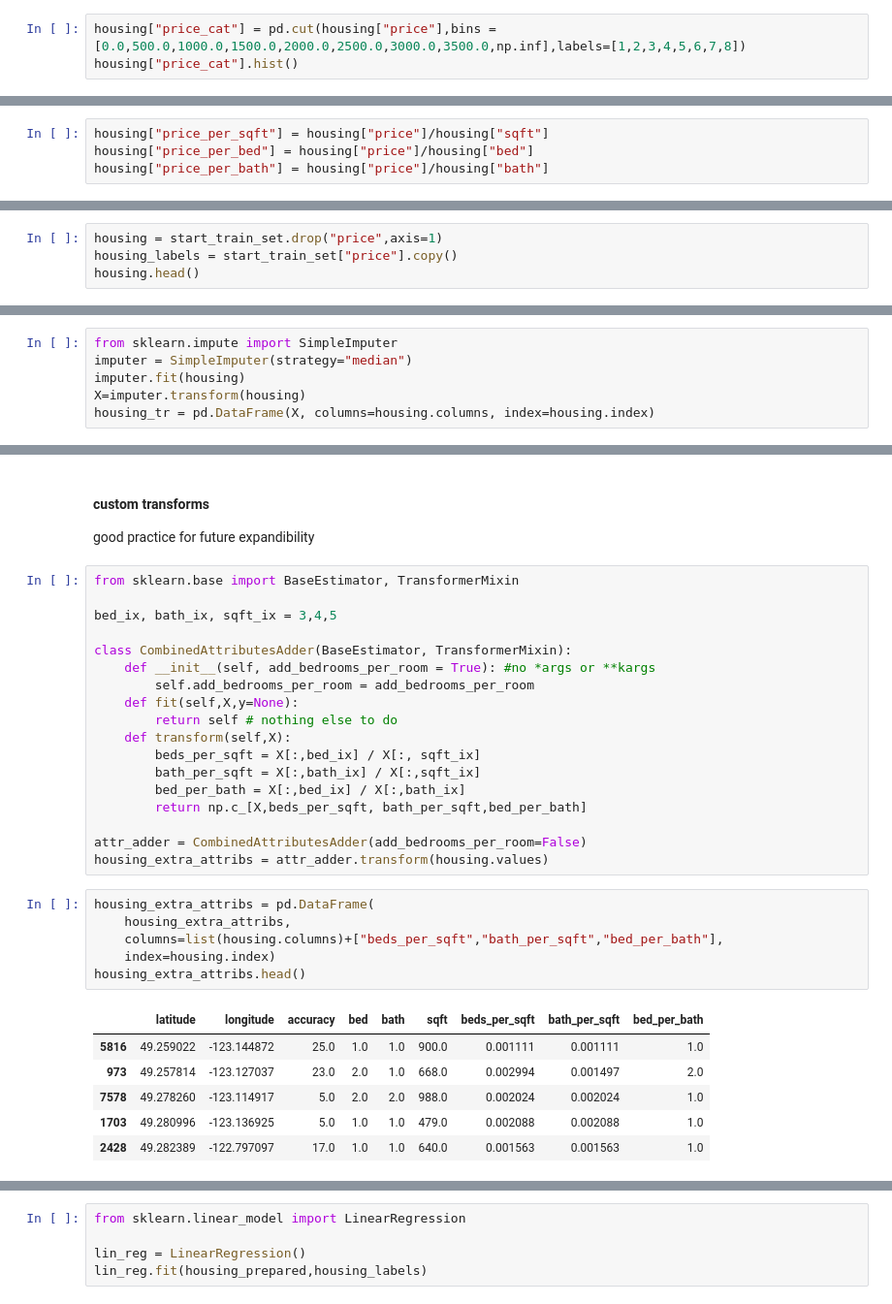
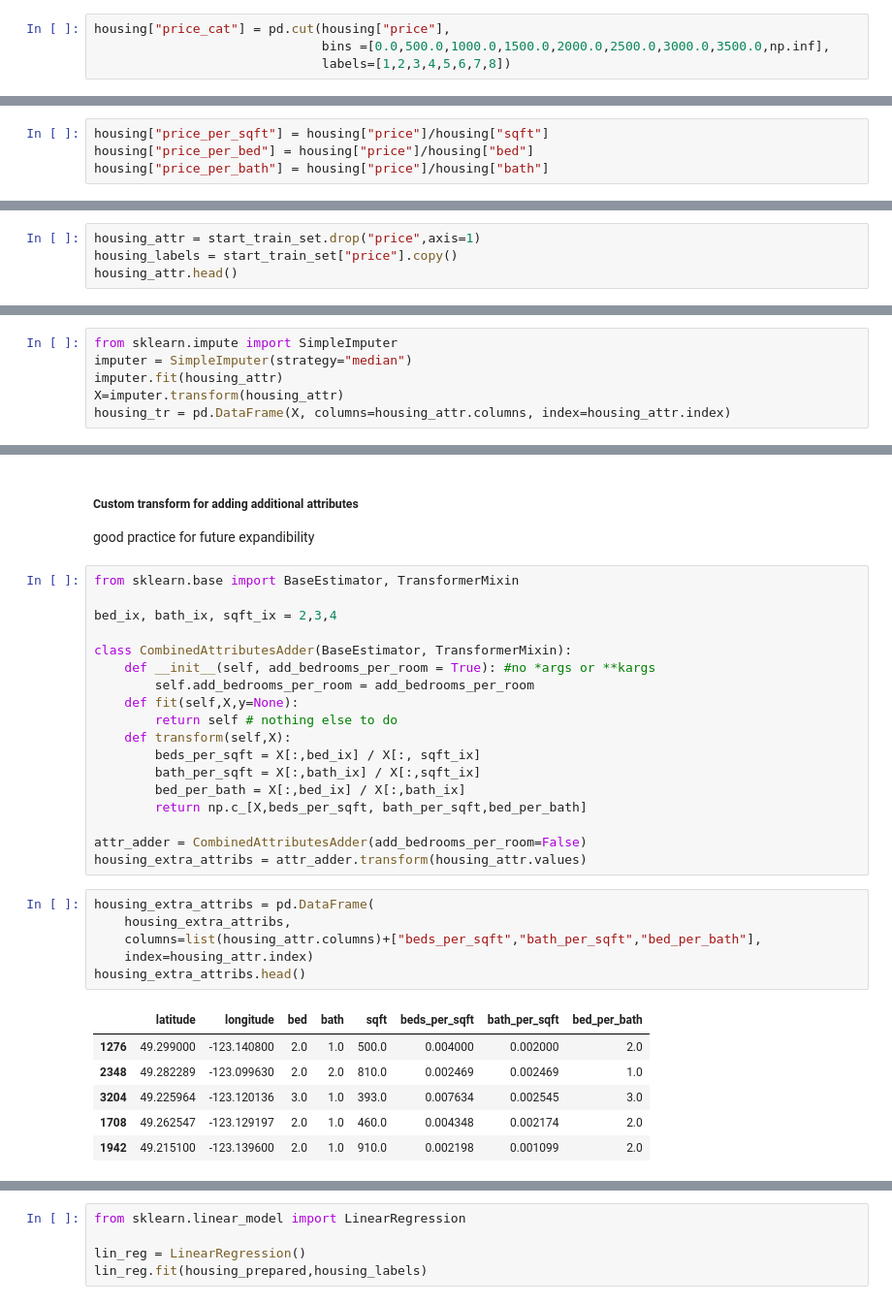
Before and after one commit to Paul-M-K/Craigslist_ML_project, a Jupyter notebook: Housing.ipynb, the cells around one changed output, grey strips where cells are left out. Shown at 97% size. Saved outputs shown, nothing was run; the diff lists cells and outputs as text.

```diff
--- a/Housing.ipynb
+++ b/Housing.ipynb
@@ -134,5 +222,6 @@ train_set, test_set = train_test_split(housing,test_size = 0.2,random_state = 42
 
 since we have a small data set, we might run into a sample bias. To combat this as best as possible, cut the data into a price catagory.
 # %%
-housing["price_cat"] = pd.cut(housing["price"],bins =[0.0,500.0,1000.0,1500.0,2000.0,2500.0,3000.0,3500.0,np.inf],labels=[1,2,3,4,5,6,7,8])
-housing["price_cat"].hist()
+housing["price_cat"] = pd.cut(housing["price"],
+                              bins =[0.0,500.0,1000.0,1500.0,2000.0,2500.0,3000.0,3500.0,np.inf],
+                              labels=[1,2,3,4,5,6,7,8])
@@ -329,5 +421,5 @@ first revert the data to the clean training set.
 # %%
-housing = start_train_set.drop("price",axis=1)
+housing_attr = start_train_set.drop("price",axis=1)
 housing_labels = start_train_set["price"].copy()
-housing.head()
+housing_attr.head()
 # %% [output]
@@ -348,9 +434,9 @@ The object data "name" is only used to reduce the number of duplicate posts. (ho
 # %%
 from sklearn.impute import SimpleImputer
 imputer = SimpleImputer(strategy="median")
-imputer.fit(housing)
-X=imputer.transform(housing)
-housing_tr = pd.DataFrame(X, columns=housing.columns, index=housing.index)
+imputer.fit(housing_attr)
+X=imputer.transform(housing_attr)
+housing_tr = pd.DataFrame(X, columns=housing_attr.columns, index=housing_attr.index)
 # %%
 housing_tr.head()
 # %% [output]
@@ -363,11 +449,10 @@ housing_tr.head()
 # %% [markdown]
-#### custom transforms ####
-
+##### Custom transform for adding additional attributes
 good practice for future expandibility
 # %%
 from sklearn.base import BaseEstimator, TransformerMixin
 
-bed_ix, bath_ix, sqft_ix = 3,4,5
+bed_ix, bath_ix, sqft_ix = 2,3,4
 
 class CombinedAttributesAdder(BaseEstimator, TransformerMixin):
     def __init__(self, add_bedrooms_per_room = True): #no *args or **kargs
@@ -381,17 +466,17 @@ class CombinedAttributesAdder(BaseEstimator, TransformerMixin):
         return np.c_[X,beds_per_sqft, bath_per_sqft,bed_per_bath]
 
 attr_adder = CombinedAttributesAdder(add_bedrooms_per_room=False)
-housing_extra_attribs = attr_adder.transform(housing.values)
+housing_extra_attribs = attr_adder.transform(housing_attr.values)
 # %%
 housing_extra_attribs = pd.DataFrame(
     housing_extra_attribs,
-    columns=list(housing.columns)+["beds_per_sqft","bath_per_sqft","bed_per_bath"],
-    index=housing.index)
+    columns=list(housing_attr.columns)+["beds_per_sqft","bath_per_sqft","bed_per_bath"],
+    index=housing_attr.index)
 housing_extra_attribs.head()
 # %% [output]
-|  | latitude | longitude | accuracy | bed | bath | sqft | beds_per_sqft | bath_per_sqft | bed_per_bath |
-| 5816 | 49.259022 | -123.144872 | 25.0 | 1.0 | 1.0 | 900.0 | 0.001111 | 0.001111 | 1.0 |
-| 973 | 49.257814 | -123.127037 | 23.0 | 2.0 | 1.0 | 668.0 | 0.002994 | 0.001497 | 2.0 |
-| 7578 | 49.278260 | -123.114917 | 5.0 | 2.0 | 2.0 | 988.0 | 0.002024 | 0.002024 | 1.0 |
-| 1703 | 49.280996 | -123.136925 | 5.0 | 1.0 | 1.0 | 479.0 | 0.002088 | 0.002088 | 1.0 |
-| 2428 | 49.282389 | -122.797097 | 17.0 | 1.0 | 1.0 | 640.0 | 0.001563 | 0.001563 | 1.0 |
+|  | latitude | longitude | bed | bath | sqft | beds_per_sqft | bath_per_sqft | bed_per_bath |
+| 1276 | 49.299000 | -123.140800 | 2.0 | 1.0 | 500.0 | 0.004000 | 0.002000 | 2.0 |
+| 2348 | 49.282289 | -123.099630 | 2.0 | 2.0 | 810.0 | 0.002469 | 0.002469 | 1.0 |
+| 3204 | 49.225964 | -123.120136 | 3.0 | 1.0 | 393.0 | 0.007634 | 0.002545 | 3.0 |
+| 1708 | 49.262547 | -123.129197 | 2.0 | 1.0 | 460.0 | 0.004348 | 0.002174 | 2.0 |
+| 1942 | 49.215100 | -123.139600 | 2.0 | 1.0 | 910.0 | 0.002198 | 0.001099 | 2.0 |
```
Also changed, not shown: parts of 107 cells of this notebook.
